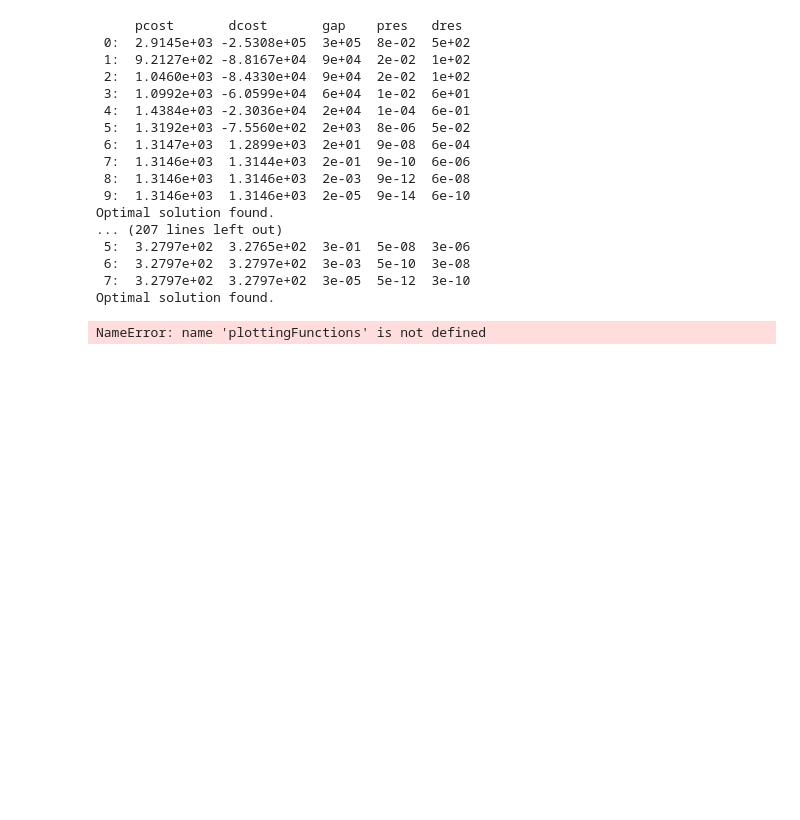
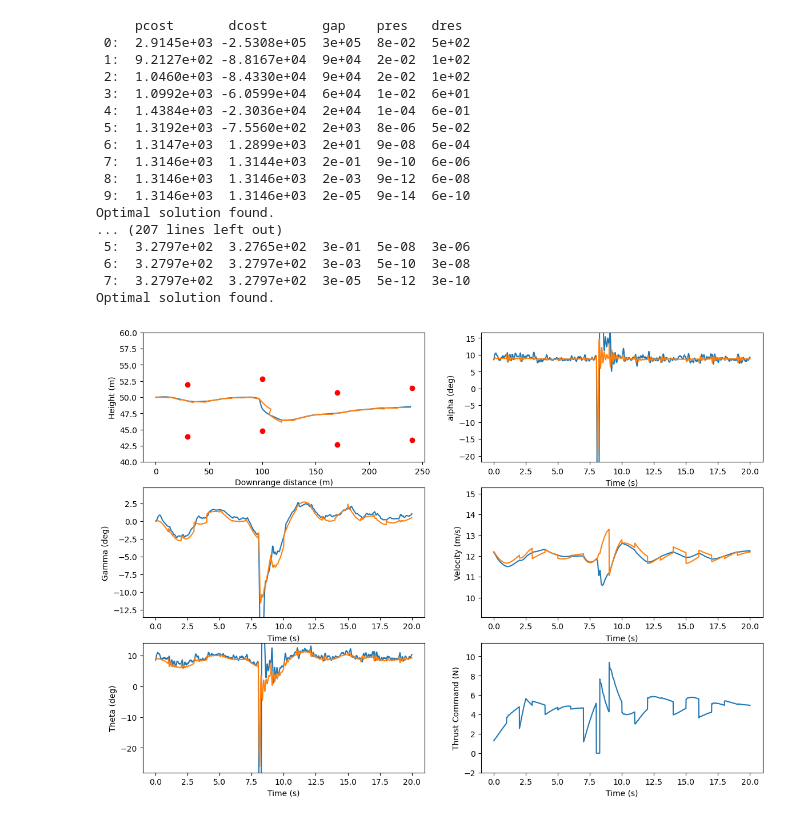
Before and after one commit to matthew0517/Flappy-Junco, a Jupyter notebook: MPCDemo.ipynb, the cells around one changed output. Drawn from its saved outputs; the diff is of its cells as text; code cells hidden in the pictures; blank space fills up the shorter version.

Commit message:
Minor figure changes

```diff
--- a/MPCDemo.ipynb
+++ b/MPCDemo.ipynb
@@ -62,7 +62,8 @@ Optimal solution found.
 Optimal solution found.
 # %%
 import importlib
-importlib.reload(plottingFunctions.state_plots_command)
-state_plots_command(traj,thrustCommand,xCommand, yCommand, elivCommand,elvActual, refCommand, drone)
+import plottingFunctions
+importlib.reload(plottingFunctions)
+plottingFunctions.state_plots_command(traj,thrustCommand,xCommand, yCommand, elivCommand,elvActual, refCommand, drone)
 # %% [output]
-NameError: name 'plottingFunctions' is not defined
+[figure, added]
```
Also changed, not shown: 1 other file.
